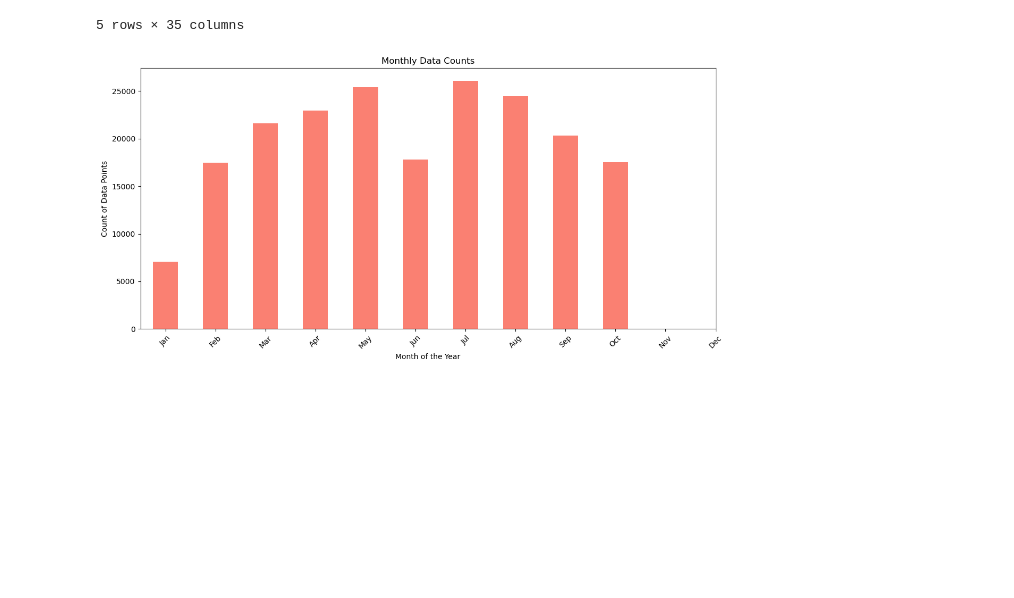
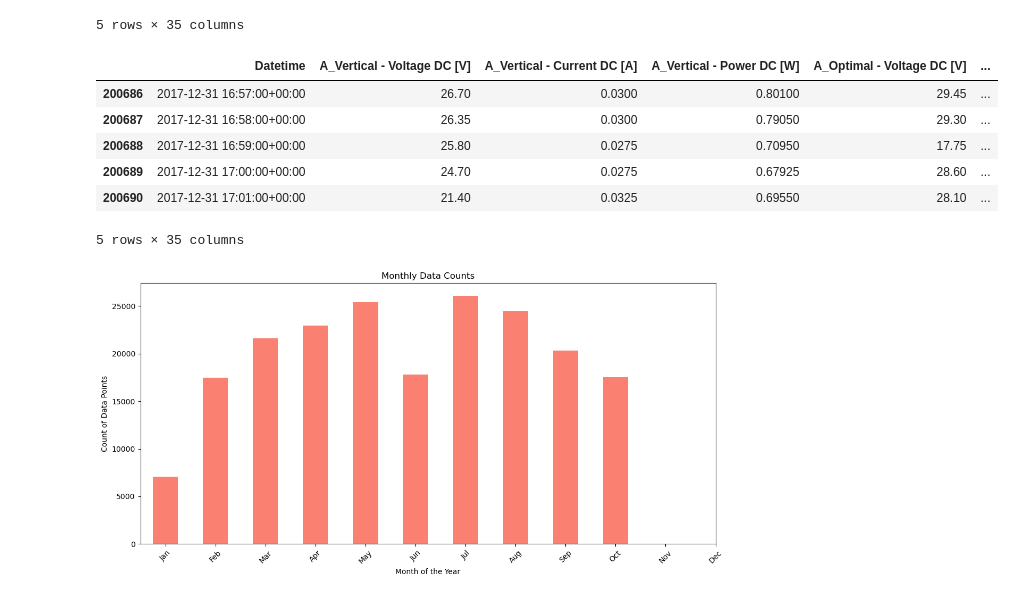
Before and after one commit to navanodonavan/MSAAI530_Final_Project_G6, a Jupyter notebook: MSAAI530_Final_Project_LSTM_Classifier.ipynb, the cells around one changed output. Cells and saved outputs as stored; diff of their text form; code cells hidden in the pictures; blank space fills up the shorter version.

```diff
--- a/MSAAI530_Final_Project_LSTM_Classifier.ipynb
+++ b/MSAAI530_Final_Project_LSTM_Classifier.ipynb
@@ -565,6 +565,16 @@ sunlab_minute.head()
 | 3 | 2017-01-20 07:55:00+00:00 | 19.30 | 0.2775 | 5.35575 | 32.95 | ... |
 | 4 | 2017-01-20 07:56:00+00:00 | 19.20 | 0.4900 | 9.40800 | 30.15 | ... |
 5 rows × 35 columns
+# %%
+sunlab_minute.tail()
+# %% [output]
+|  | Datetime | A_Vertical - Voltage DC [V] | A_Vertical - Current DC [A] | A_Vertical - Power DC [W] | A_Optimal - Voltage DC [V] | ... |
+| 200686 | 2017-12-31 16:57:00+00:00 | 26.70 | 0.0300 | 0.80100 | 29.45 | ... |
+| 200687 | 2017-12-31 16:58:00+00:00 | 26.35 | 0.0300 | 0.79050 | 29.30 | ... |
+| 200688 | 2017-12-31 16:59:00+00:00 | 25.80 | 0.0275 | 0.70950 | 17.75 | ... |
+| 200689 | 2017-12-31 17:00:00+00:00 | 24.70 | 0.0275 | 0.67925 | 28.60 | ... |
+| 200690 | 2017-12-31 17:01:00+00:00 | 21.40 | 0.0325 | 0.69550 | 28.10 | ... |
+5 rows × 35 columns
 # %%
 # Extract month from datetime
 sunlab_minute['Solar_Month'] = sunlab_minute['Datetime'].dt.month
```
Also changed, not shown: parts of 21 cells of this notebook.
